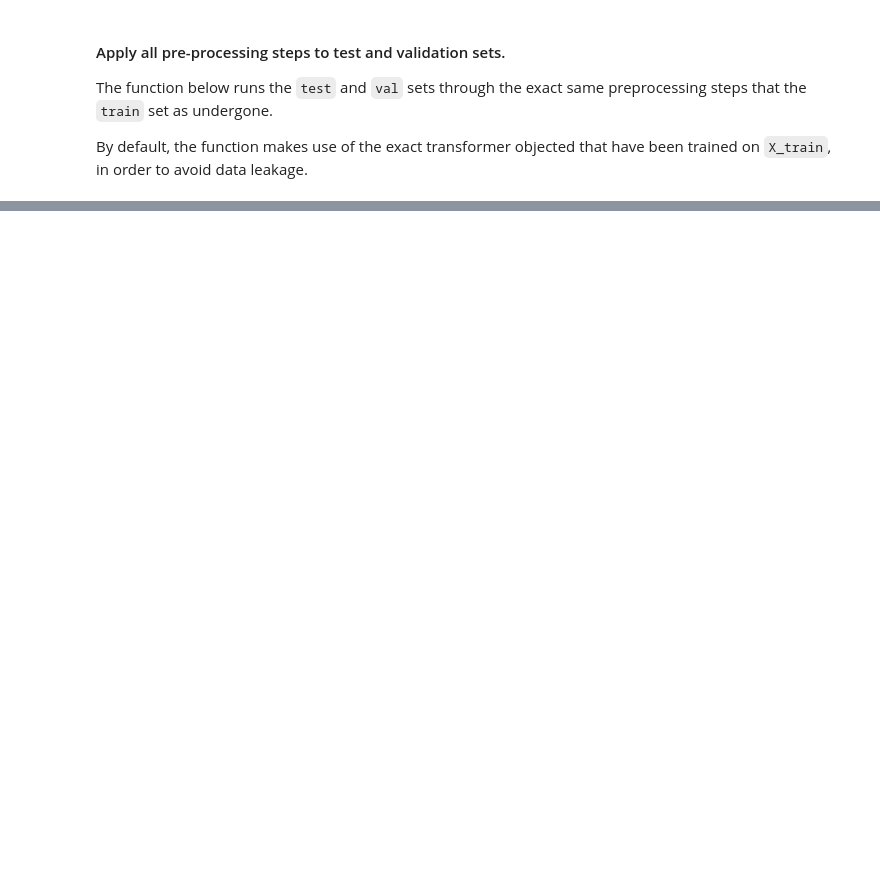
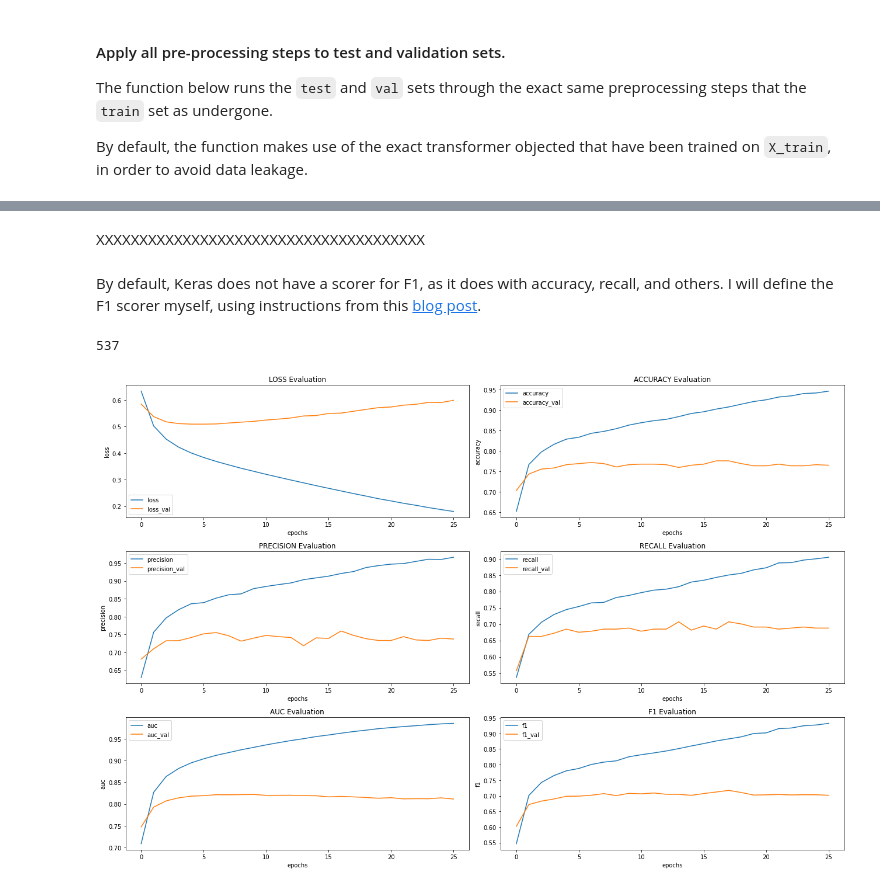
Before and after one commit to zshoorbajee/FlatironProject4, a Jupyter notebook: index.ipynb, the cells around one changed output, grey strips where cells are left out. Cells and saved outputs as stored; diff of their text form; code cells hidden in the pictures; blank space fills up the shorter version.

```diff
--- a/index.ipynb
+++ b/index.ipynb
@@ -1656,0 +1292,22 @@ keyword_wrecked               4.186312817365817
+# %% [markdown]
+XXXXXXXXXXXXXXXXXXXXXXXXXXXXXXXXXXXXXX
+# %% [markdown]
+By default, Keras does not have a scorer for F1, as it does with accuracy, recall, and others. I will define the F1 scorer myself, using instructions from this [blog post](https://aakashgoel12.medium.com/how-to-add-user-defined-function-get-f1-score-in-keras-metrics-3013f979ce0d).
+# %%
+import keras.backend as K
+
+def K_f1(y_true, y_pred): #taken from old keras source code
+    true_positives = K.sum(K.round(K.clip(y_true * y_pred, 0, 1)))
+    possible_positives = K.sum(K.round(K.clip(y_true, 0, 1)))
+    predicted_positives = K.sum(K.round(K.clip(y_pred, 0, 1)))
+    precision = true_positives / (predicted_positives + K.epsilon())
+    recall = true_positives / (possible_positives + K.epsilon())
+    f1_val = 2*(precision*recall)/(precision+recall+K.epsilon())
+    return f1_val
+
+# Defining scorers for Keras models
+
+precision = Precision()
+recall = Recall()
+auc = AUC()
+f1 = K_f1
@@ -1656,0 +1330,44 @@ keyword_wrecked               4.186312817365817
+# %%
+n_input = X_train_combined_df_scaled.shape[1]
+n_input
+# %% [output]
+537
+# %%
+# Baseline with one hidden layer
+
+model_baseline = models.Sequential()
+
+model_baseline.add(layer=layers.Dense(
+    units=round(n_input/2),
+    activation='relu',
+    input_shape=(n_input,)
+))
+
+model_baseline.add(layer=layers.Dense(
+    units=1,
+    activation='sigmoid',
+))
+
+model_baseline.compile(
+    optimizer='SGD',
+    loss='binary_crossentropy',
+    metrics=['accuracy', precision, recall, auc, f1]
+)
+
+early_stopping = [
+    EarlyStopping(monitor='val_loss', patience=20)
+    ]
+
+model_hist_baseline = model_baseline.fit(
+    np.array(X_train_combined_df_scaled),
+    np.array(y_train),
+    epochs=400,
+    batch_size=32,
+    validation_data=(X_val_combined_df_scaled, y_val),
+    verbose=False,
+    callbacks=early_stopping
+)
+
+plot_nn_curves(model_hist_baseline)
+# %% [output]
+[figure, added]
```
Also changed, not shown: parts of 93 cells of this notebook, 2 other files.
